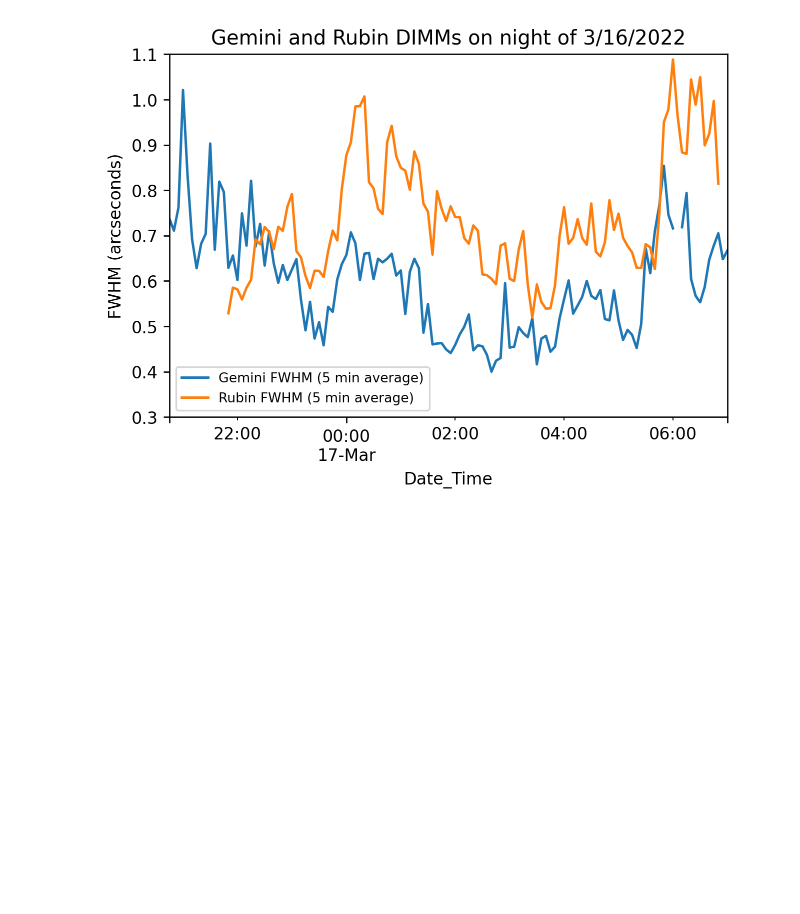
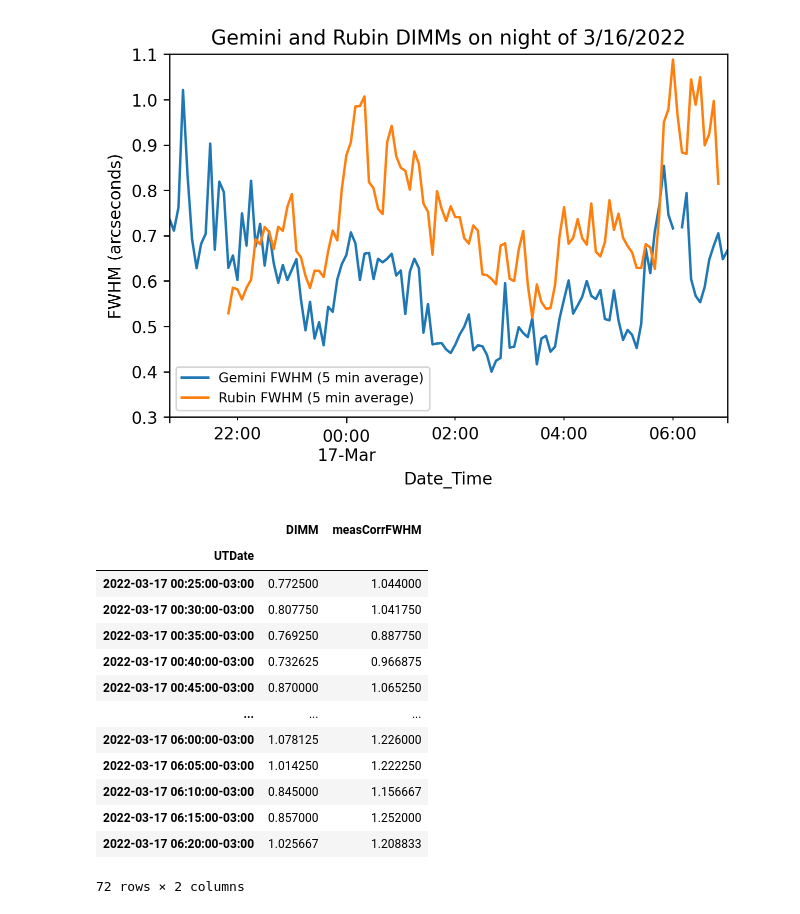
Before and after one commit to cwwalter/summit, a Jupyter notebook: DIMM.ipynb, the cells around one changed output. Cells and saved outputs as stored; diff of their text form; code cells hidden in the pictures; blank space fills up the shorter version.

```diff
--- a/DIMM.ipynb
+++ b/DIMM.ipynb
@@ -61,0 +70,17 @@ plt.ylim(0.3, 1.1)
+# %%
+auxtel_5
+# %% [output]
+|  | DIMM | measCorrFWHM |
+| UTDate |  |  |
+| 2022-03-17 00:25:00-03:00 | 0.772500 | 1.044000 |
+| 2022-03-17 00:30:00-03:00 | 0.807750 | 1.041750 |
+| 2022-03-17 00:35:00-03:00 | 0.769250 | 0.887750 |
+| 2022-03-17 00:40:00-03:00 | 0.732625 | 0.966875 |
+| 2022-03-17 00:45:00-03:00 | 0.870000 | 1.065250 |
+| ... | ... | ... |
+| 2022-03-17 06:00:00-03:00 | 1.078125 | 1.226000 |
+| 2022-03-17 06:05:00-03:00 | 1.014250 | 1.222250 |
+| 2022-03-17 06:10:00-03:00 | 0.845000 | 1.156667 |
+| 2022-03-17 06:15:00-03:00 | 0.857000 | 1.252000 |
+| 2022-03-17 06:20:00-03:00 | 1.025667 | 1.208833 |
+72 rows × 2 columns
```
Also changed, not shown: parts of 3 cells of this notebook.
